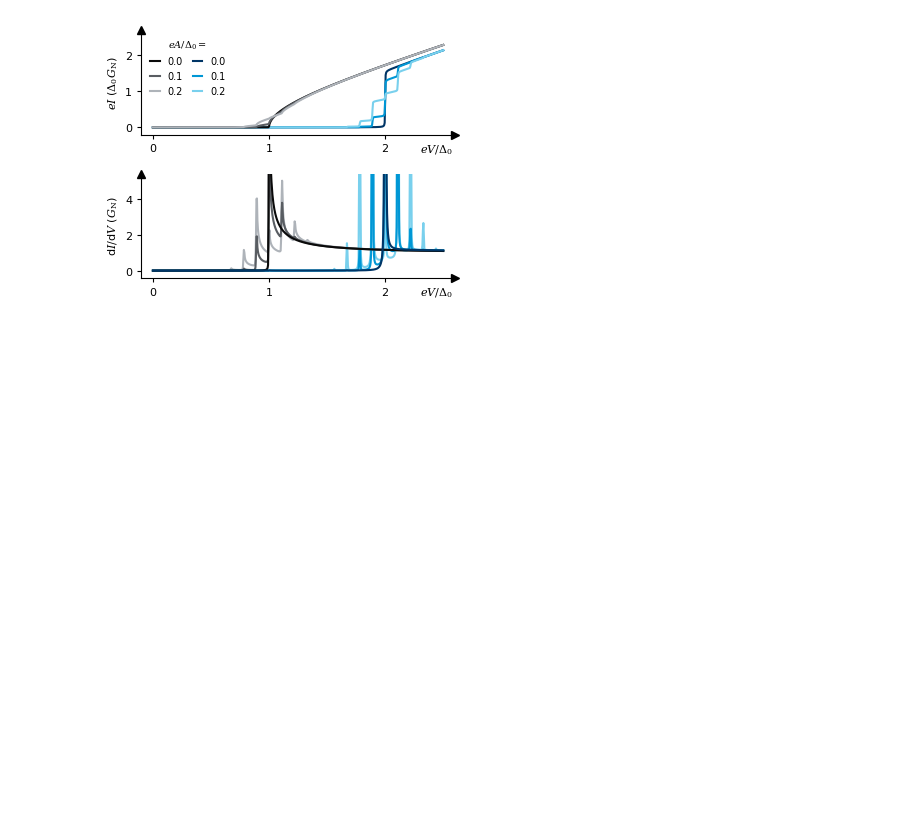
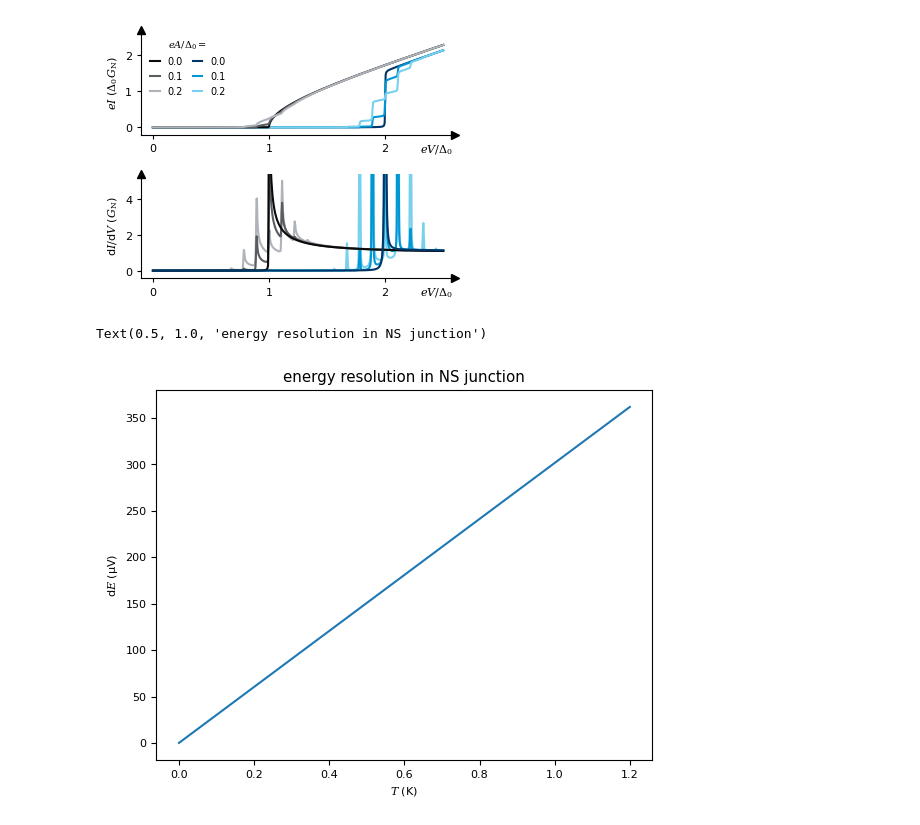
Before and after one commit to schmampf/dissertation, a Jupyter notebook: theory/micro/micro.ipynb, the cells around one changed output. Cells and saved outputs as stored; diff of their text form; code cells hidden in the pictures; blank space fills up the shorter version.

```diff
--- a/theory/micro/micro.ipynb
+++ b/theory/micro/micro.ipynb
@@ -657,3 +657,14 @@ fig.savefig("pat.pgf")
 fig.savefig("pat.pdf")
 # %% [output]
 [figure]
+# %%
+# energy resolution in NS junction
+T = np.linspace(0, 1.2, 101)
+dE_mV = 3.5 * k_B_meV * T
+plt.plot(T, dE_mV * 1000)
+plt.xlabel("$T$ (K)")
+plt.ylabel("d$E$ (µV)")
+plt.title("energy resolution in NS junction")
+# %% [output]
+Text(0.5, 1.0, 'energy resolution in NS junction')
+[figure, added]
```
Also changed, not shown: 2 other files.
